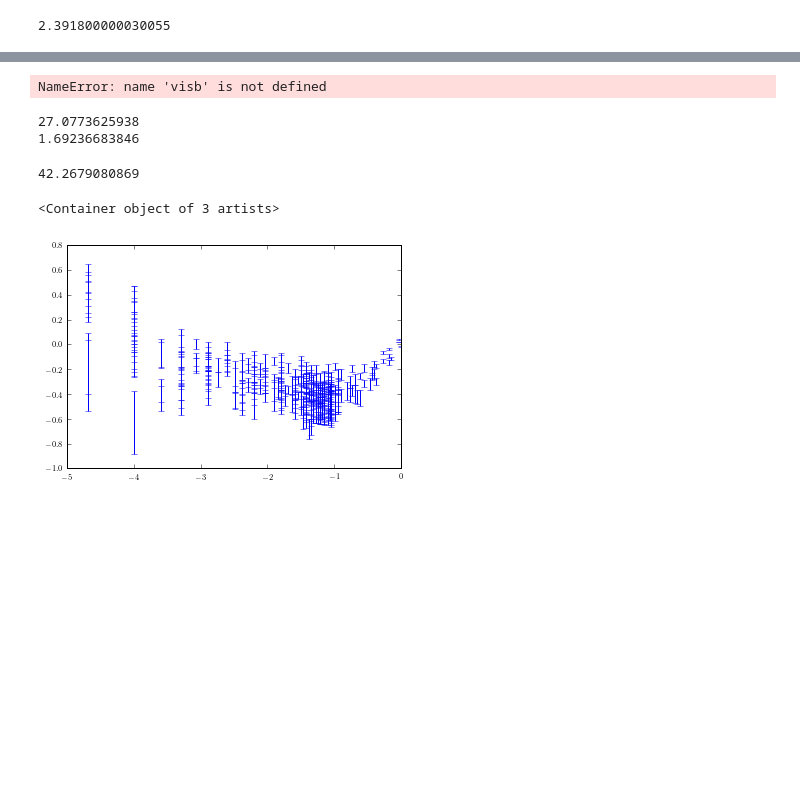
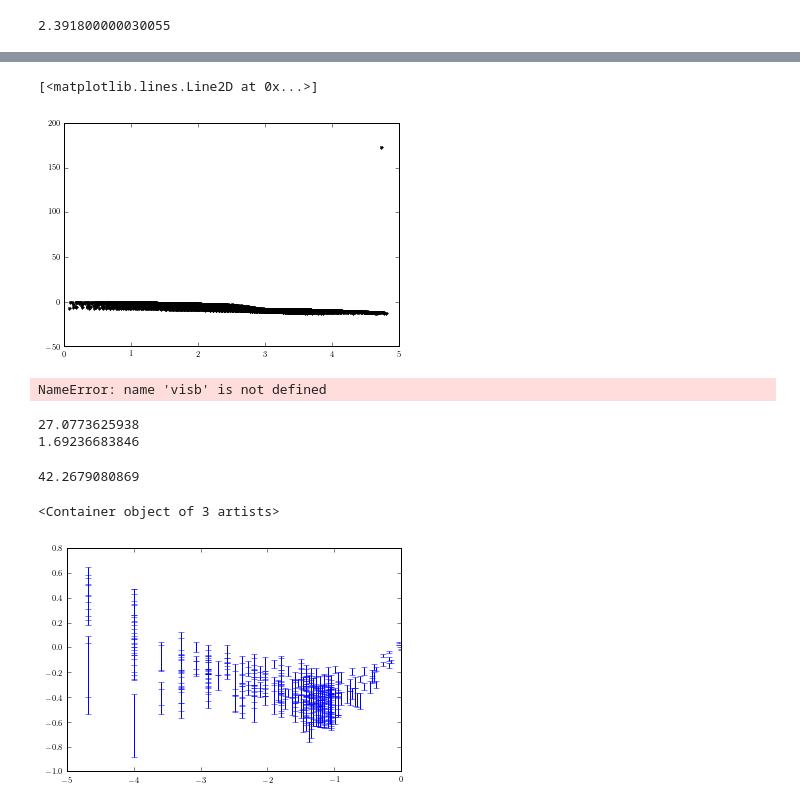
Before and after one commit to benjaminpope/pysco, a Jupyter notebook: analysis.ipynb, the cells around one changed output, grey strips where cells are left out. Saved outputs shown, nothing was run; the diff lists cells and outputs as text; code cells hidden in the pictures; blank space fills up the shorter version.

```diff
--- a/analysis.ipynb
+++ b/analysis.ipynb
@@ -685,3 +683,9 @@ plt.axis([0,sz,0,-sz])
+# %%
+data_cplx=a.ac[uv_samp_rev[:,1], uv_samp_rev[:,0]]
+plt.plot(np.sqrt(a.kpi.uv[:,0]**2+a.kpi.uv[:,1]),np.angle(data_cplx)/dtor,'.k')
+# %% [output]
+[<matplotlib.lines.Line2D at 0x...>]
+[figure, added]
 # %%
 visb = avg_vis[uv_samp_rev[:,1], uv_samp_rev[:,0]]
 visb /= visb.max()
```
Also changed, not shown: parts of 24 cells of this notebook, 14 other files.
